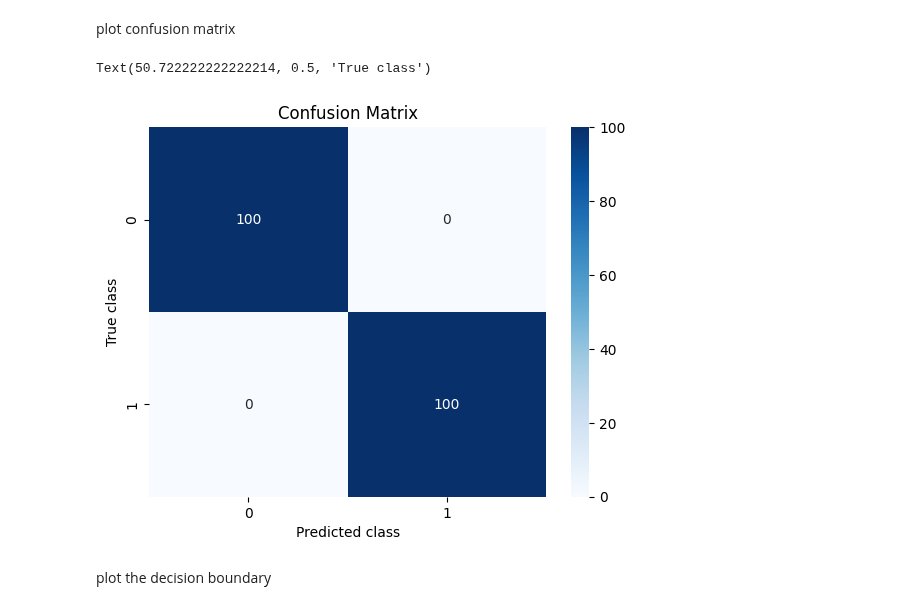
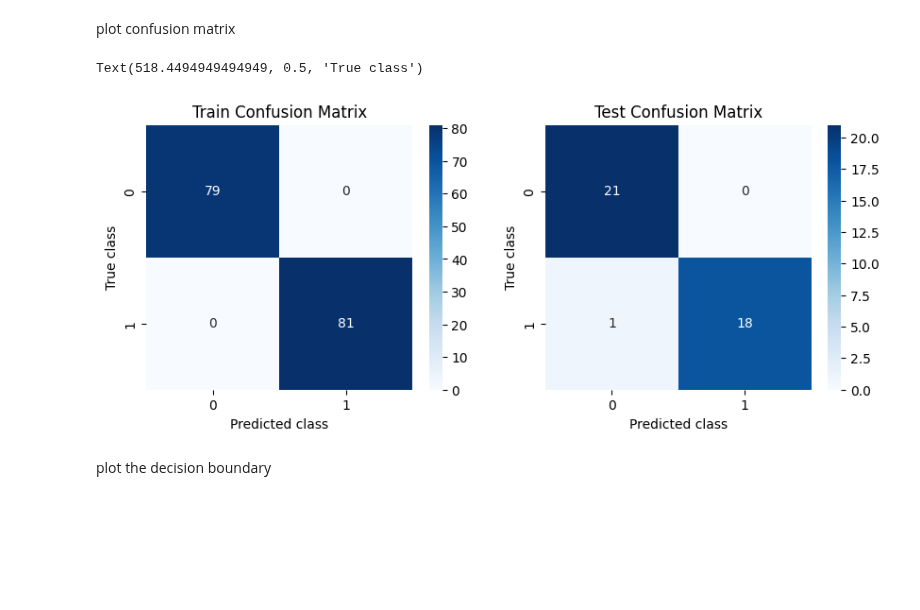
Before and after one commit to rezaAdinepour/Deep-Learning-Homework, a Jupyter notebook: HWs/HW2/Code/Q1.ipynb, the cells around one changed output. Cells and saved outputs as stored; diff of their text form; code cells hidden in the pictures; blank space fills up the shorter version.

```diff
--- a/HWs/HW2/Code/Q1.ipynb
+++ b/HWs/HW2/Code/Q1.ipynb
@@ -203,18 +228,27 @@ plt.legend()
 # %% [markdown]
 plot confusion matrix
-# %%
-# compute confusion matrix
-_, predicted = torch.max(model(x).data, 1)
-cm = confusion_matrix(y.cpu().numpy(), predicted.cpu().numpy())
-
-# plot confusion matrix
-sns.heatmap(cm, annot=True, fmt='d', cmap="Blues")
-plt.title("Confusion Matrix")
-plt.xlabel("Predicted class")
-plt.ylabel("True class")
-# %% [output]
-Text(50.722222222222214, 0.5, 'True class')
-[figure, removed]
+# %%
+# calculate confusion matrices
+train_cm = confusion_matrix(y_train.cpu().numpy(), train_predicted.cpu().numpy())
+test_cm = confusion_matrix(y_test.cpu().numpy(), test_predicted.cpu().numpy())
+
+plt.figure(figsize=(10, 8))
+# plot train confusion matrix
+plt.subplot(2, 2, 3)
+sns.heatmap(train_cm, annot=True, fmt='d', cmap='Blues')
+plt.title('Train Confusion Matrix')
+plt.xlabel('Predicted class')
+plt.ylabel('True class')
+
+# plot test confusion matrix
+plt.subplot(2, 2, 4)
+sns.heatmap(test_cm, annot=True, fmt='d', cmap='Blues')
+plt.title('Test Confusion Matrix')
+plt.xlabel('Predicted class')
+plt.ylabel('True class')
+# %% [output]
+Text(518.4494949494949, 0.5, 'True class')
+[figure, added]
 # %% [markdown]
 plot the decision boundary
 # %%
```
Also changed, not shown: parts of 9 cells of this notebook, 1 other file.
